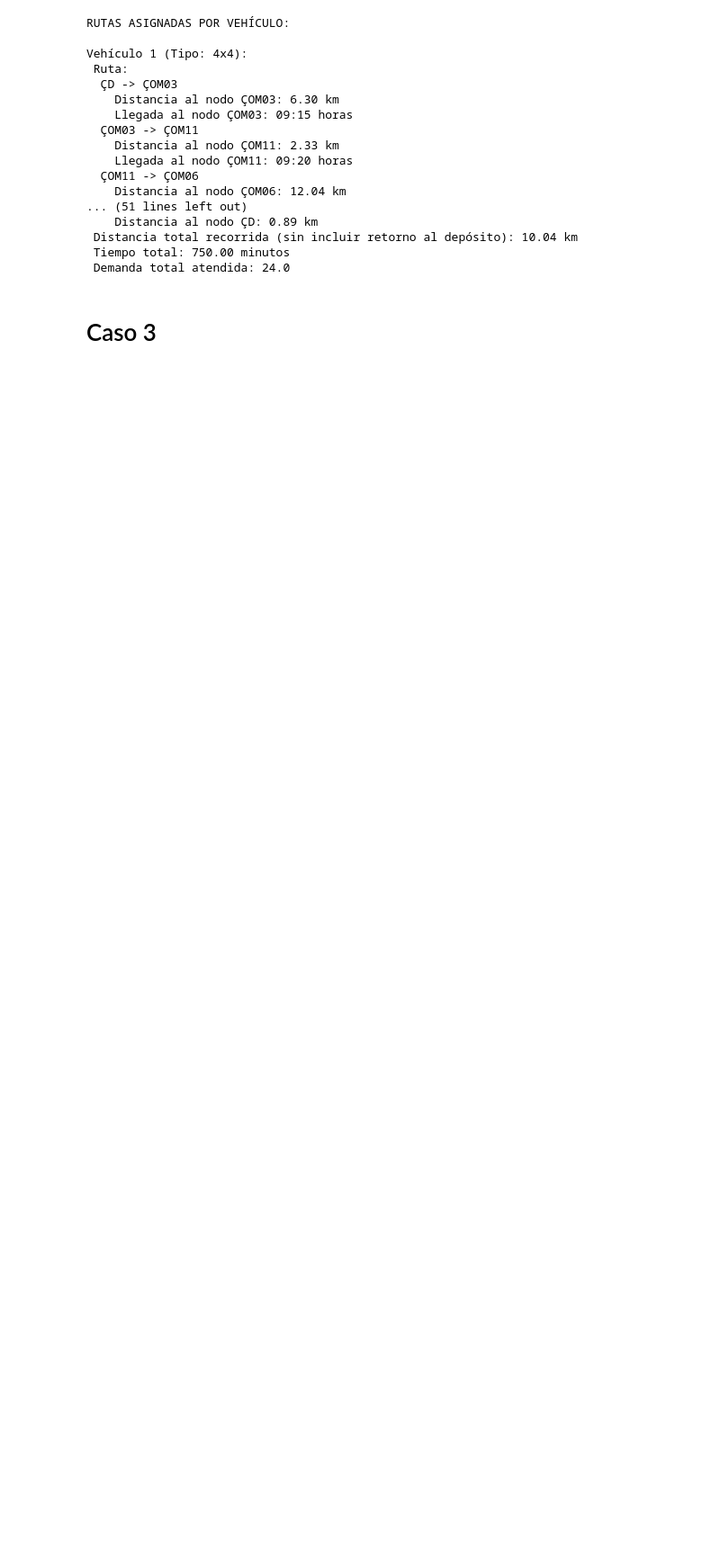
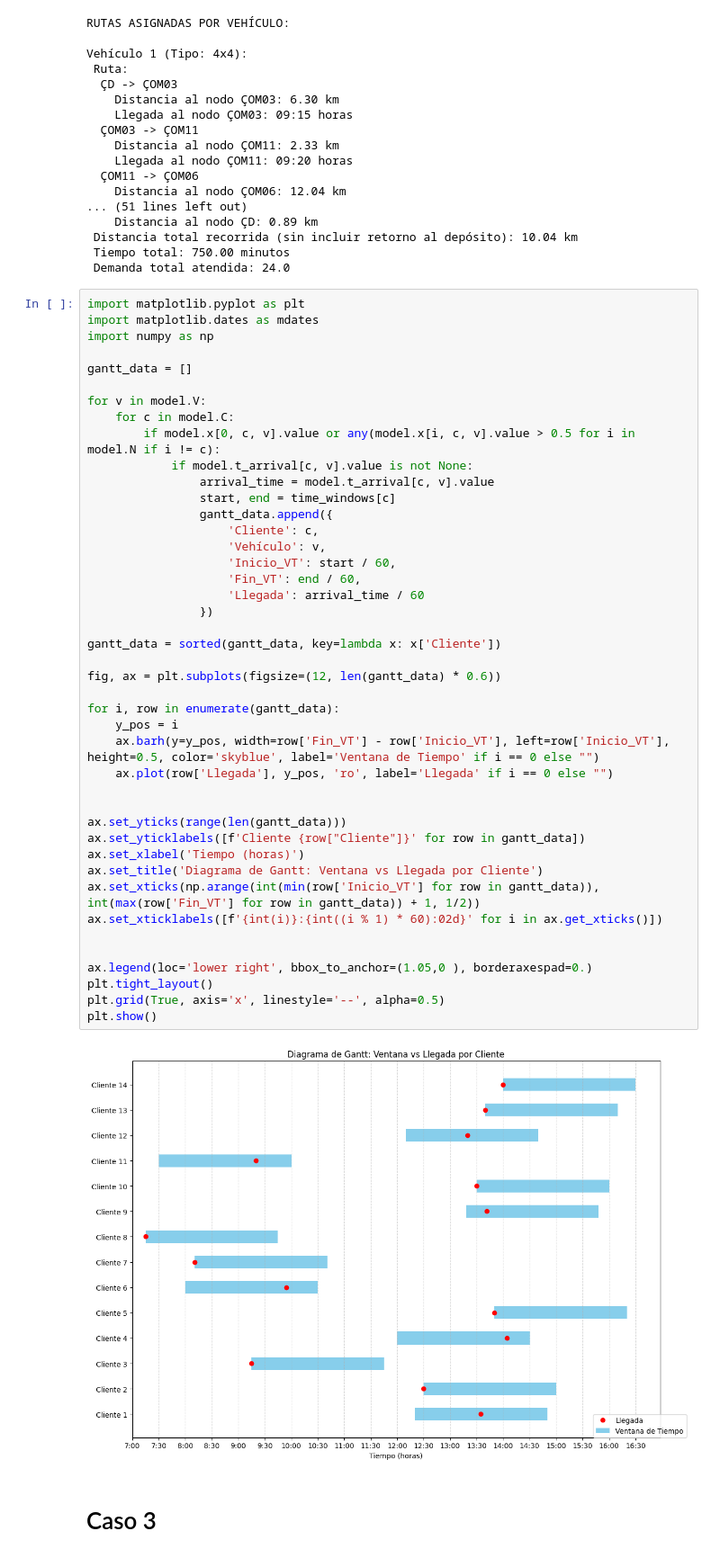
Before and after one commit to Proyectos-MOS/Proyecto-Etapa-3, a Jupyter notebook: notebook[1].ipynb, the cells around one changed output. Shown at 90% size. Drawn from its saved outputs; the diff is of its cells as text; blank space fills up the shorter version.

```diff
--- a/notebook[1].ipynb
+++ b/notebook[1].ipynb
@@ -1649,5 +1649,50 @@ Vehículo 1 (Tipo: 4x4):
  Distancia total recorrida (sin incluir retorno al depósito): 10.04 km
  Tiempo total: 750.00 minutos
  Demanda total atendida: 24.0
+# %%
+import matplotlib.pyplot as plt
+import matplotlib.dates as mdates
+import numpy as np
+
+gantt_data = []
+
+for v in model.V:
+    for c in model.C:
+        if model.x[0, c, v].value or any(model.x[i, c, v].value > 0.5 for i in model.N if i != c):
+            if model.t_arrival[c, v].value is not None:
+                arrival_time = model.t_arrival[c, v].value
+                start, end = time_windows[c]
+                gantt_data.append({
+                    'Cliente': c,
+                    'Vehículo': v,
+                    'Inicio_VT': start / 60,
+                    'Fin_VT': end / 60,
+                    'Llegada': arrival_time / 60
+                })
+
+gantt_data = sorted(gantt_data, key=lambda x: x['Cliente'])
+
+fig, ax = plt.subplots(figsize=(12, len(gantt_data) * 0.6))
+
+for i, row in enumerate(gantt_data):
+    y_pos = i
+    ax.barh(y=y_pos, width=row['Fin_VT'] - row['Inicio_VT'], left=row['Inicio_VT'], height=0.5, color='skyblue', label='Ventana de Tiempo' if i == 0 else "")
+    ax.plot(row['Llegada'], y_pos, 'ro', label='Llegada' if i == 0 else "")
+
+
+ax.set_yticks(range(len(gantt_data)))
+ax.set_yticklabels([f'Cliente {row["Cliente"]}' for row in gantt_data])
+ax.set_xlabel('Tiempo (horas)')
+ax.set_title('Diagrama de Gantt: Ventana vs Llegada por Cliente')
+ax.set_xticks(np.arange(int(min(row['Inicio_VT'] for row in gantt_data)), int(max(row['Fin_VT'] for row in gantt_data)) + 1, 1/2))
+ax.set_xticklabels([f'{int(i)}:{int((i % 1) * 60):02d}' for i in ax.get_xticks()])
+
+
+ax.legend(loc='lower right', bbox_to_anchor=(1.05,0 ), borderaxespad=0.)
+plt.tight_layout()
+plt.grid(True, axis='x', linestyle='--', alpha=0.5)
+plt.show()
+# %% [output]
+[figure, added]
 # %% [markdown]
 # Caso 3
```
Also changed, not shown: parts of 1 cell of this notebook.
